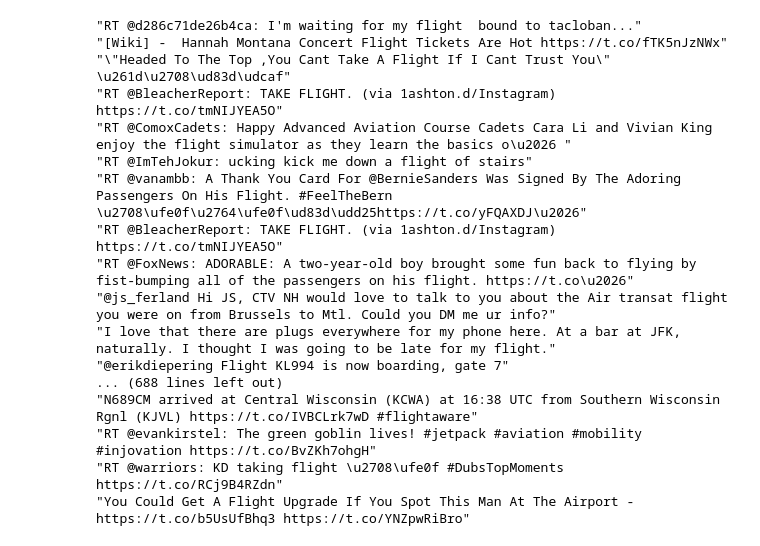
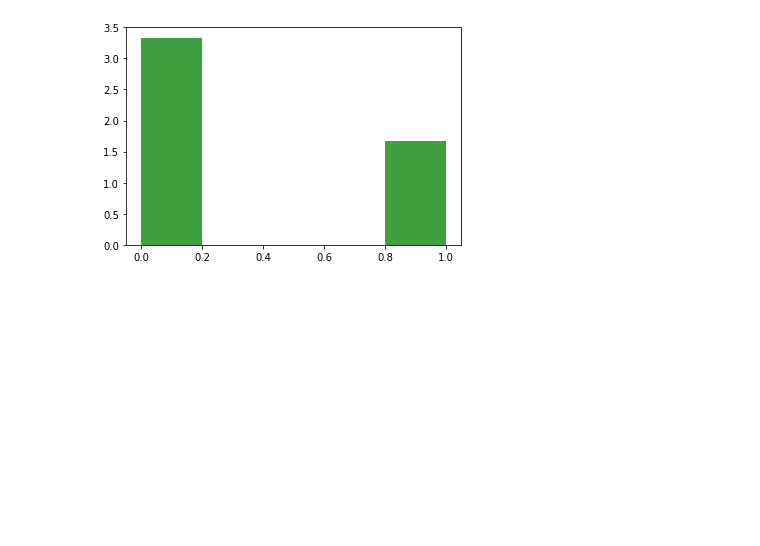
Before and after one commit to SahilKhanna129-zz/Datalake-dataflow-pipelines, a Jupyter notebook: stream/Kafka_consumer.ipynb, the cells around one changed output. Cells and saved outputs as stored; diff of their text form; code cells hidden in the pictures; blank space fills up the shorter version.

```diff
--- a/stream/Kafka_consumer.ipynb
+++ b/stream/Kafka_consumer.ipynb
@@ -4,34 +6,38 @@ import json
 # %%
 KAFKA_HOST = 'ip-172-31-31-133.ec2.internal:6667'
 TOPIC = 'twitter'
 
 def getTweets():
     consumer = KafkaConsumer(TOPIC, bootstrap_servers=[KAFKA_HOST], consumer_timeout_ms=100000)
-    f = open('tweet.json', 'w')
+    #f = open('tweet.json', 'w')
+    #for message in consumer:
+        #tweet = message.value.decode('utf-8')
+        #print(tweet)
+        #json.dump(tweet, f)
+        #f.write(str(tweet))
+    #f.close()
+    count = 0
     for message in consumer:
         tweet = message.value.decode('utf-8')
-        print(tweet)
-        #json.dump(tweet, f)
-        f.write(str(tweet))
-    f.close()
+        tweet_prop = TextBlob(tweet)
+        polarity = tweet_prop.sentiment.polarity
+        #print(polarity)
+        positive = 0
+        negative = 0
+        neutral = 0
+        if polarity > 0:
+            positive += 1
+        elif polarity == 0:
+            neutral += 1
+        else:
+            negative += 1
+        count += 1
+        if count == 10:
+            plt.hist([positive, neutral, negative], 5, normed=1, facecolor='green', alpha=0.75)
+            plt.show()
+            break
 
 if __name__ == '__main__':
     getTweets()
 # %% [output]
-"RT @d286c71de26b4ca: I'm waiting for my flight  bound to tacloban..."
-"[Wiki] -  Hannah Montana Concert Flight Tickets Are Hot https://t.co/fTK5nJzNWx"
-"\"Headed To The Top ,You Cant Take A Flight If I Cant Trust You\" \u261d\u2708\ud83d\udcaf"
-"RT @BleacherReport: TAKE FLIGHT. (via 1ashton.d/Instagram) https://t.co/tmNIJYEA5O"
-"RT @ComoxCadets: Happy Advanced Aviation Course Cadets Cara Li and Vivian King enjoy the flight simulator as they learn the basics o\u2026 "
-"RT @ImTehJokur: ucking kick me down a flight of stairs"
-"RT @vanambb: A Thank You Card For @BernieSanders Was Signed By The Adoring Passengers On His Flight. #FeelTheBern \u2708\ufe0f\u2764\ufe0f\ud83d\udd25https://t.co/yFQAXDJ\u2026"
-"RT @BleacherReport: TAKE FLIGHT. (via 1ashton.d/Instagram) https://t.co/tmNIJYEA5O"
-"RT @FoxNews: ADORABLE: A two-year-old boy brought some fun back to flying by fist-bumping all of the passengers on his flight. https://t.co\u2026"
-"@js_ferland Hi JS, CTV NH would love to talk to you about the Air transat flight you were on from Brussels to Mtl. Could you DM me ur info?"
-"I love that there are plugs everywhere for my phone here. At a bar at JFK, naturally. I thought I was going to be late for my flight."
-"@erikdiepering Flight KL994 is now boarding, gate 7"
-... (688 lines left out)
-"N689CM arrived at Central Wisconsin (KCWA) at 16:38 UTC from Southern Wisconsin Rgnl (KJVL) https://t.co/IVBCLrk7wD #flightaware"
-"RT @evankirstel: The green goblin lives! #jetpack #aviation #mobility #injovation https://t.co/BvZKh7ohgH"
-"RT @warriors: KD taking flight \u2708\ufe0f #DubsTopMoments https://t.co/RCj9B4RZdn"
-"You Could Get A Flight Upgrade If You Spot This Man At The Airport - https://t.co/b5UsUfBhq3 https://t.co/YNZpwRiBro"
+[figure, added]
```
Also changed, not shown: parts of 1 cell of this notebook, 1 other file.
